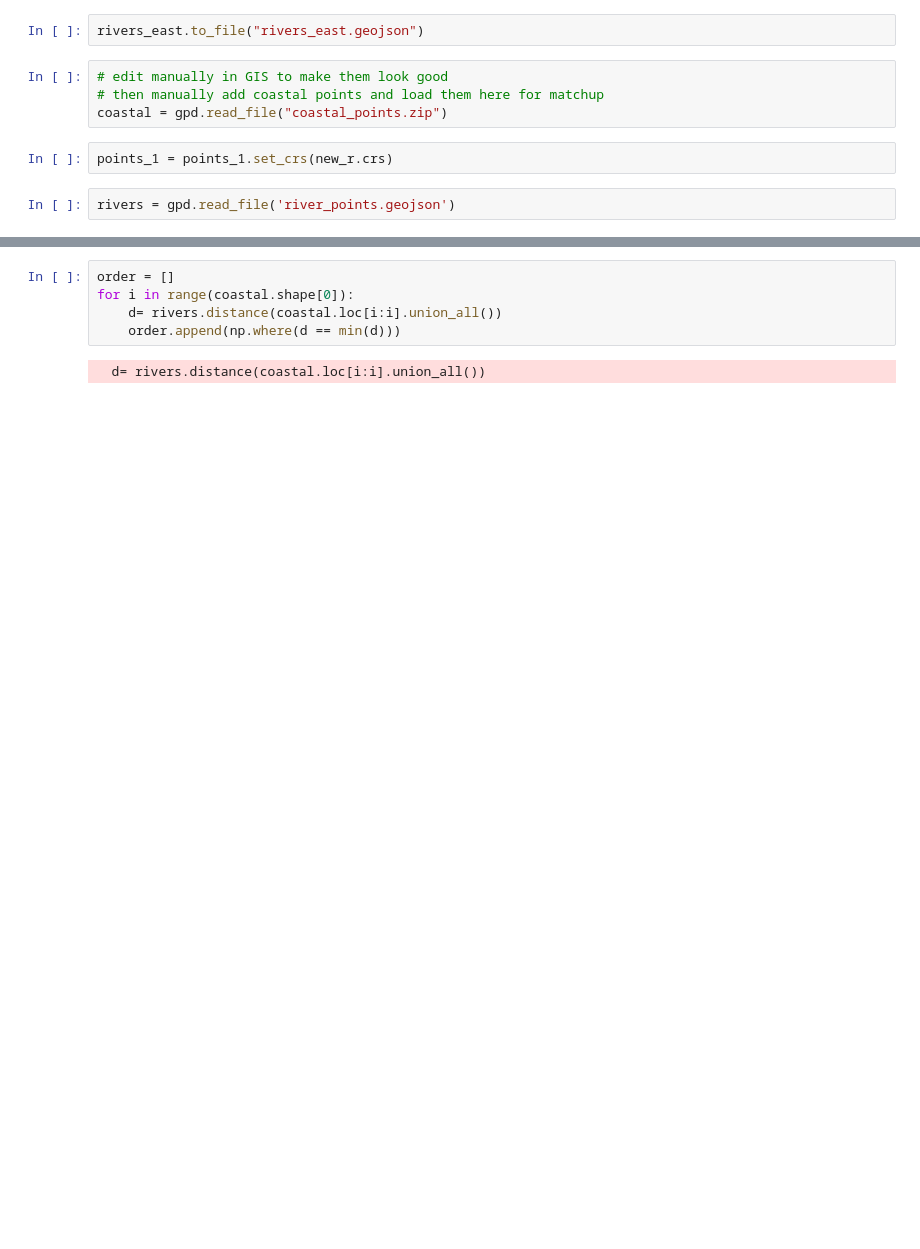
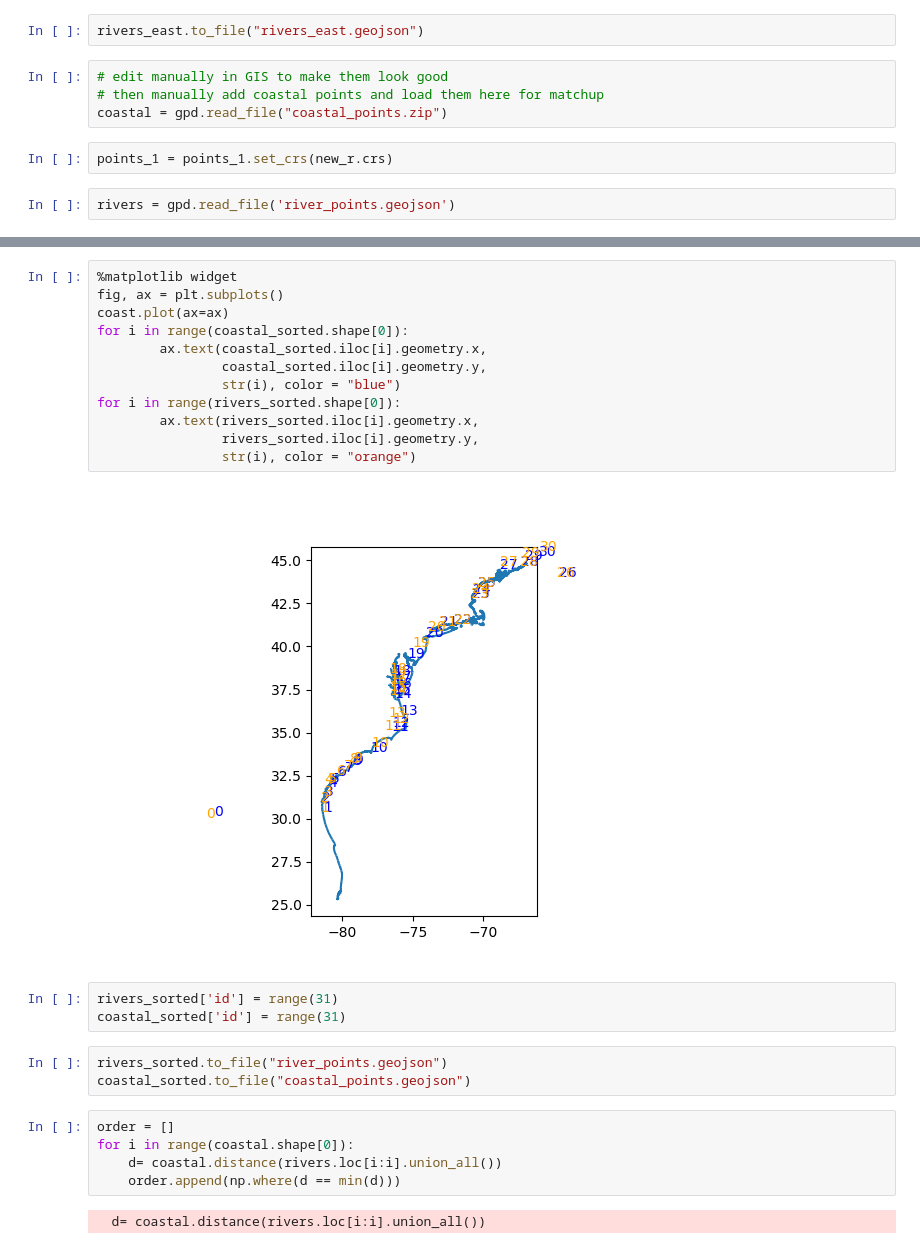
Before and after one commit to emilym012/CLAP, a Jupyter notebook: get_points.ipynb, the cells around one changed output, grey strips where cells are left out. Cells and saved outputs as stored; diff of their text form; blank space fills up the shorter version.

```diff
--- a/get_points.ipynb
+++ b/get_points.ipynb
@@ -81,7 +109,27 @@ coastal.loc[0:0]
+# %%
+%matplotlib widget
+fig, ax = plt.subplots()
+coast.plot(ax=ax)
+for i in range(coastal_sorted.shape[0]):
+        ax.text(coastal_sorted.iloc[i].geometry.x,
+                coastal_sorted.iloc[i].geometry.y,
+                str(i), color = "blue")
+for i in range(rivers_sorted.shape[0]):
+        ax.text(rivers_sorted.iloc[i].geometry.x,
+                rivers_sorted.iloc[i].geometry.y,
+                str(i), color = "orange")
+# %% [output]
+[figure, added]
+# %%
+rivers_sorted['id'] = range(31)
+coastal_sorted['id'] = range(31)
+# %%
+rivers_sorted.to_file("river_points.geojson")
+coastal_sorted.to_file("coastal_points.geojson")
 # %%
 order = []
 for i in range(coastal.shape[0]):
-    d= rivers.distance(coastal.loc[i:i].union_all())
+    d= coastal.distance(rivers.loc[i:i].union_all())
     order.append(np.where(d == min(d)))
 # %% [output]
-  d= rivers.distance(coastal.loc[i:i].union_all())
+  d= coastal.distance(rivers.loc[i:i].union_all())
```
Also changed, not shown: parts of 11 cells of this notebook, 2 other files.
